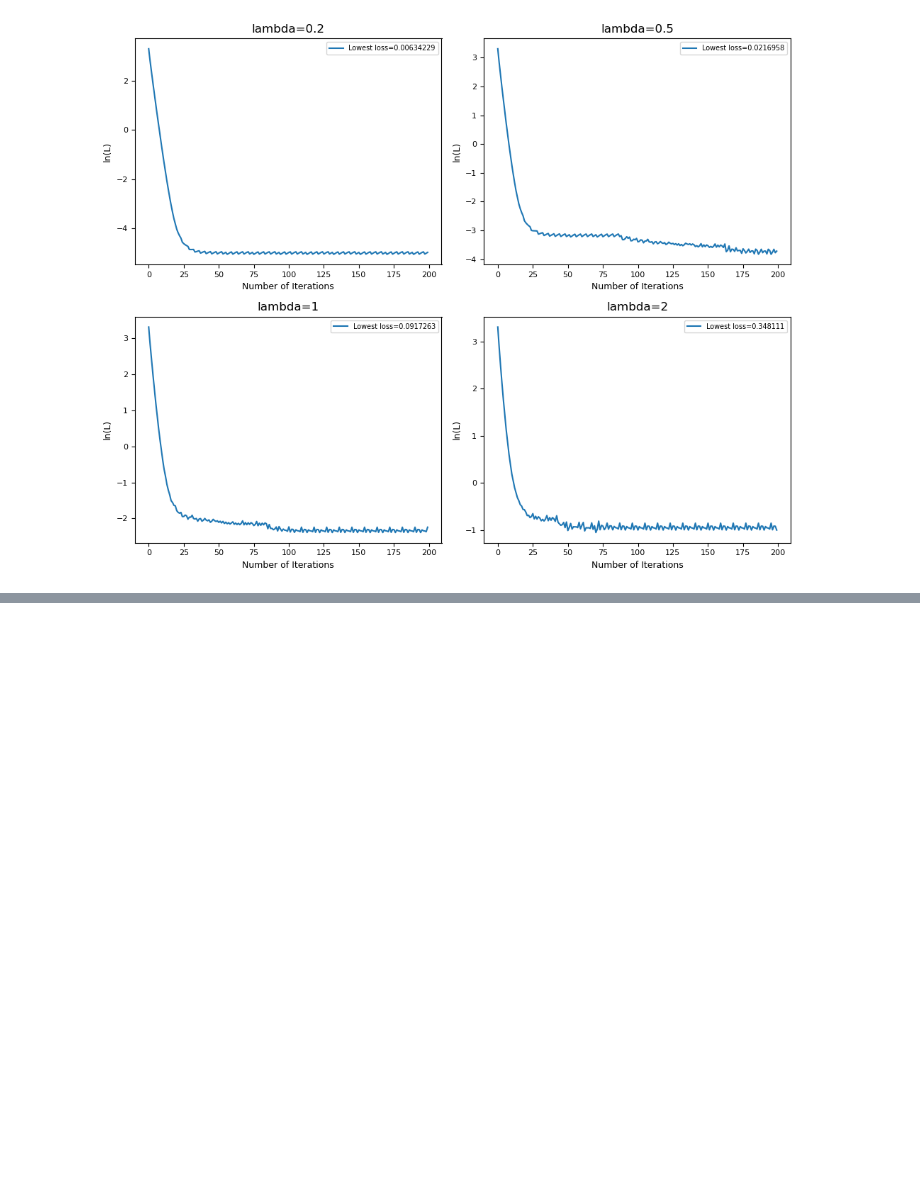
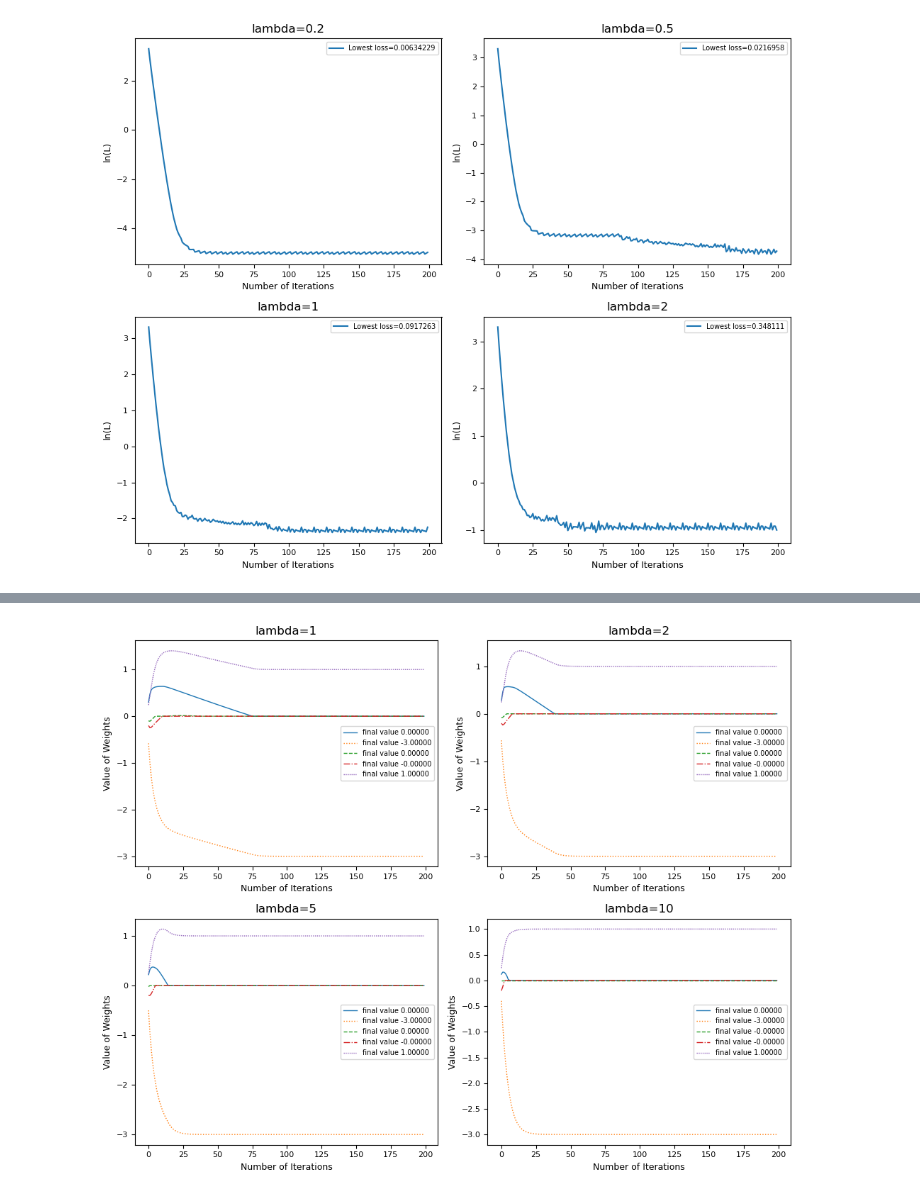
Before and after one commit to danyjabban/Representation_Learning, a Jupyter notebook: HW4/lab1.ipynb, the cells around one changed output, grey strips where cells are left out. Saved outputs shown, nothing was run; the diff lists cells and outputs as text; code cells hidden in the pictures; blank space fills up the shorter version.

```diff
--- a/HW4/lab1.ipynb
+++ b/HW4/lab1.ipynb
@@ -223,0 +310,17 @@ plot_many_weight_val_vs_n_iters(num_epochs=n_epochs, w_init=w0, final_weights_li
+# %%
+"""(f) (6 pts) Trimmed l1 (Tl1) regulariser is proposed to solve the “bias” problem of l1. For simplicity you may implement the T l1 regulariser as applying a l1 regularization with strength λ on the 3 elements of W with the smallest absolute value, with no penalty on other elements. Minimize L + λT l1 (W ) using proximal gradient update with λ = {1.0, 2.0, 5.0, 10.0} (correspond the soft thresholding threshold {0.02, 0.04, 0.1, 0.2}). Plot the value of log(L) throughout the training, and use another figure to plot the value of each element in W in each step. Comment on the convergence comparison of the Trimmed l1 and the l1. Also compare the behavior of the early steps (e.g. first 20) between the Trimmed l1 and the iterative pruning."""
+lambda_list_f = np.array([1.0, 2.0, 5.0, 10.0]) * 1
+
+weight_trim_list, loss_trim_list, weight_arr_trim_list = [], [], []
+for idx, lll in enumerate(lambda_list_f):
+    w, l, w_array = run_grad_descent(w0, mu, x_input, y_input, n_epochs, w0_prune=False, thresh=2,
+                                     l1_reg_param=lll, grad_fn=l1_norm_trimmed_update)
+    weight_trim_list.append(w)
+    loss_trim_list.append(l)
+    weight_arr_trim_list.append(w_array)
+# %%
+plot_many_w_vals_or_loss_vs_n_iters(num_epochs=n_epochs, w_init=w0, final_weights_list=weight_trim_list,
+                                    weight_array_list=weight_arr_trim_list, loss_arr_lst=None,
+                                    l1_reg_params=lambda_list_f, save_name_='lab1f_weight', save=False)
+# %% [output]
+[figure, added]
```
Also changed, not shown: parts of 11 cells of this notebook.
